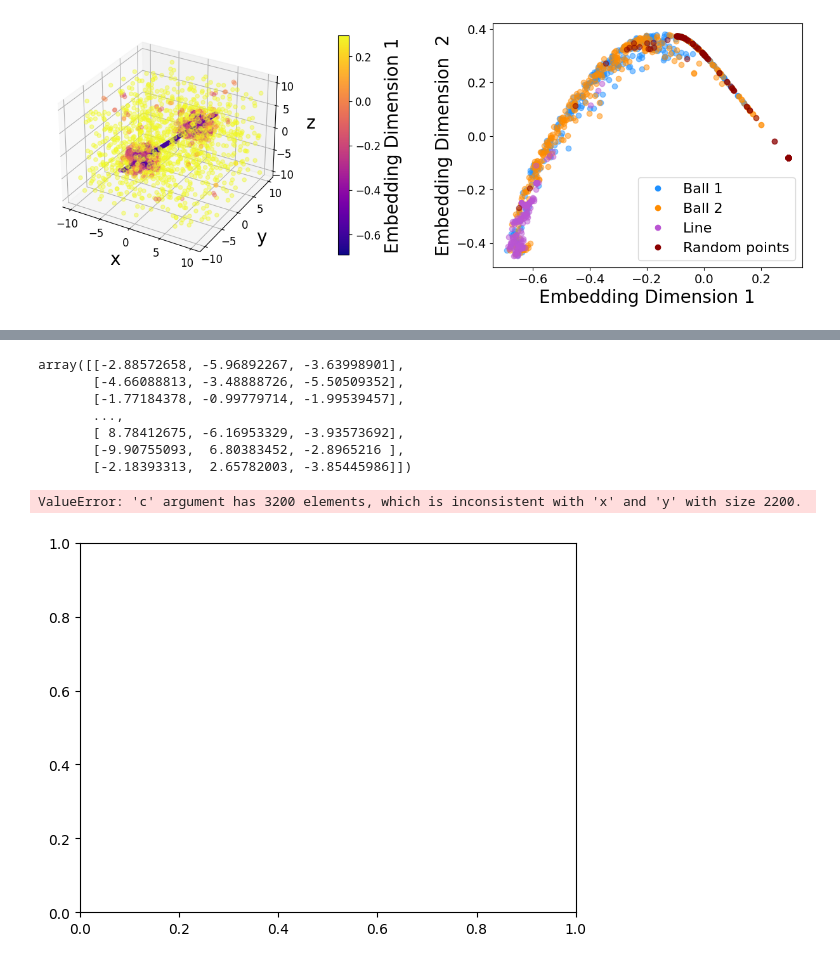
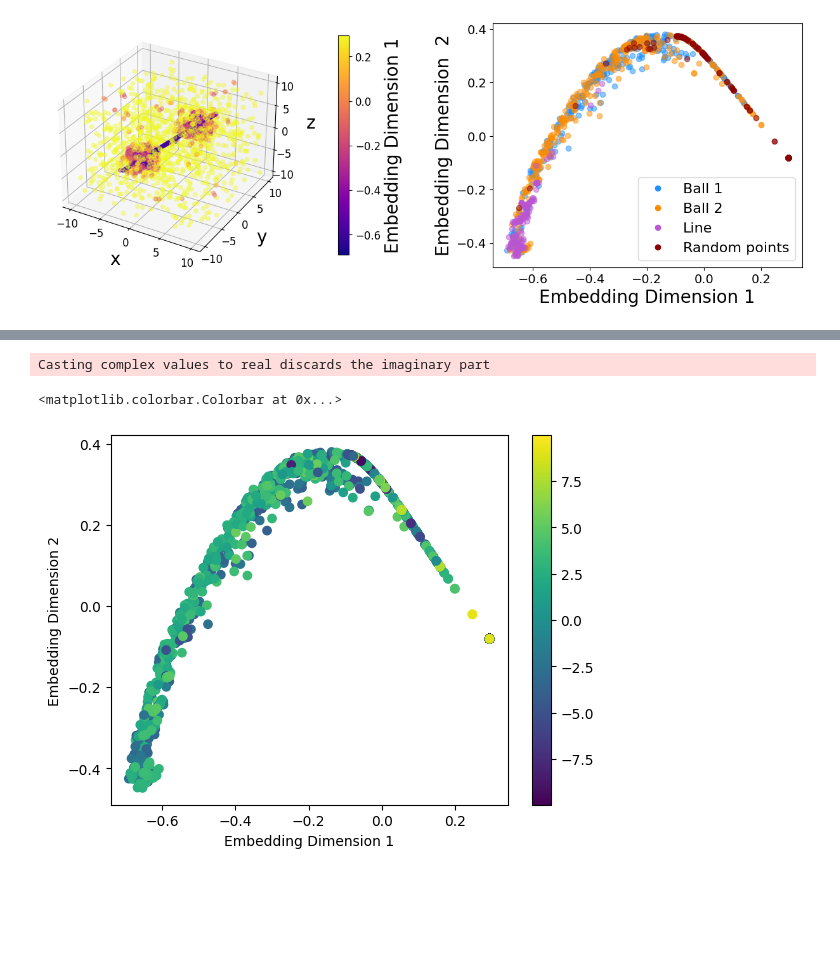
Before and after one commit to asmuzsoy/galaxy-manifolds, a Jupyter notebook: gaussian_simulation_test.ipynb, the cells around one changed output, grey strips where cells are left out. Drawn from its saved outputs; the diff is of its cells as text; code cells hidden in the pictures; blank space fills up the shorter version.

```diff
--- a/gaussian_simulation_test.ipynb
+++ b/gaussian_simulation_test.ipynb
@@ -401,17 +388,10 @@ plt.colorbar()
-# %%
-points
-# %% [output]
-array([[-2.88572658, -5.96892267, -3.63998901],
-       [-4.66088813, -3.48888726, -5.50509352],
-       [-1.77184378, -0.99779714, -1.99539457],
-       ...,
-       [ 8.78412675, -6.16953329, -3.93573692],
-       [-9.90755093,  6.80383452, -2.8965216 ],
-       [-2.18393313,  2.65782003, -3.85445986]])
 # %%
 plt.scatter(embedding[:,0], embedding[:,1], c = points[:,0])
-plt.xlabel("PCA 1")
-plt.ylabel("PCA 2")
+plt.xlabel("Embedding Dimension 1")
+plt.ylabel("Embedding Dimension 2")
+
+plt.colorbar()
 # %% [output]
-ValueError: 'c' argument has 3200 elements, which is inconsistent with 'x' and 'y' with size 2200.
+Casting complex values to real discards the imaginary part
+<matplotlib.colorbar.Colorbar at 0x...>
-[figure, old version]
+[figure, new version]
```
Also changed, not shown: parts of 7 cells of this notebook.
